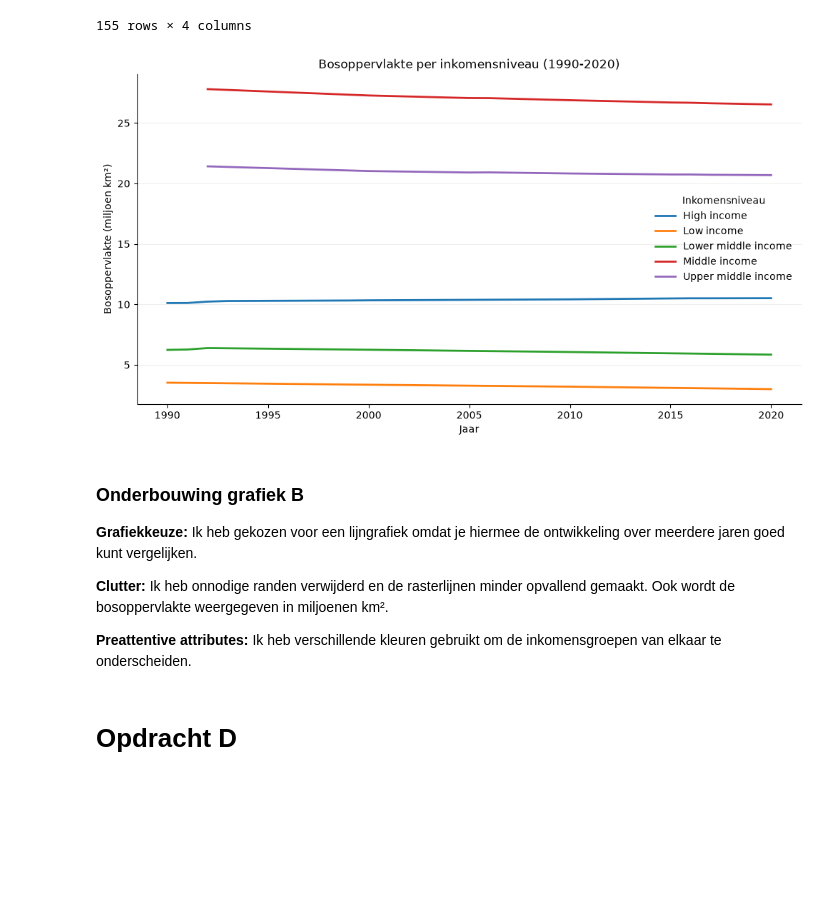
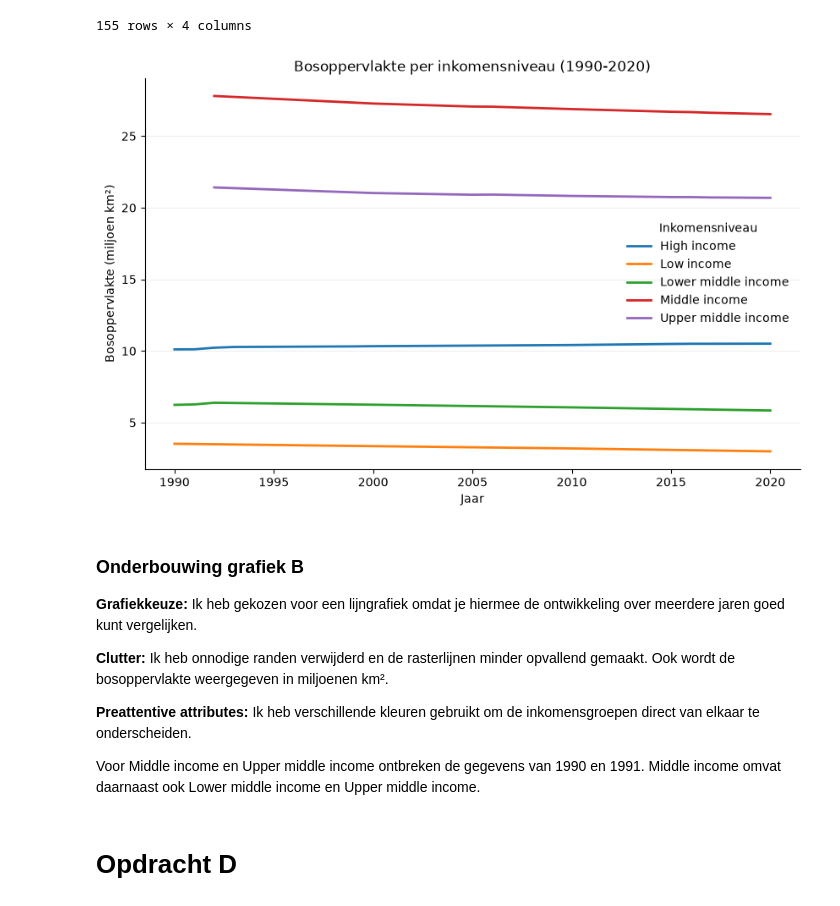
Before and after one commit to KaanAlhan2002/Visualisatie_Storytelling_Deel1_Groep26, a Jupyter notebook: eindopdracht.ipynb, the cells around one changed output. Saved outputs shown, nothing was run; the diff lists cells and outputs as text; code cells hidden in the pictures; blank space fills up the shorter version.

```diff
--- a/eindopdracht.ipynb
+++ b/eindopdracht.ipynb
@@ -82,27 +82,27 @@ display(forest_b)
 | 8244 | Upper middle income | UMC | 2020 | 2.068960e+07 |
 155 rows × 4 columns
 # %%
-plt.figure(figsize=(12, 6))
+plt.figure(figsize=(10, 6))
 
 sns.lineplot(
     data=forest_b,
     x="year",
     y=forest_b["forest_area"] / 1000000,
     hue="area_name",
     linewidth=2
 )
 
 plt.title("Bosoppervlakte per inkomensniveau (1990-2020)")
 plt.xlabel("Jaar")
 plt.ylabel("Bosoppervlakte (miljoen km²)")
 plt.legend(title="Inkomensniveau", frameon=False)
 
 plt.grid(axis="y", alpha=0.2)
 sns.despine()
 
 plt.show()
 # %% [output]
-[figure, old version]
+[figure, new version]
 # %% [markdown]
 ### Onderbouwing grafiek B
 
@@ -114,7 +114,11 @@ rasterlijnen minder opvallend gemaakt. Ook wordt de
 bosoppervlakte weergegeven in miljoenen km².
 
 **Preattentive attributes:** Ik heb verschillende kleuren
-gebruikt om de inkomensgroepen van elkaar te onderscheiden.
+gebruikt om de inkomensgroepen direct van elkaar te onderscheiden.
+
+Voor Middle income en Upper middle income
+ontbreken de gegevens van 1990 en 1991. Middle income
+omvat daarnaast ook Lower middle income en Upper middle income.
 # %% [markdown]
 # Opdracht D
 # %%
```
Also changed, not shown: parts of 3 cells of this notebook.
